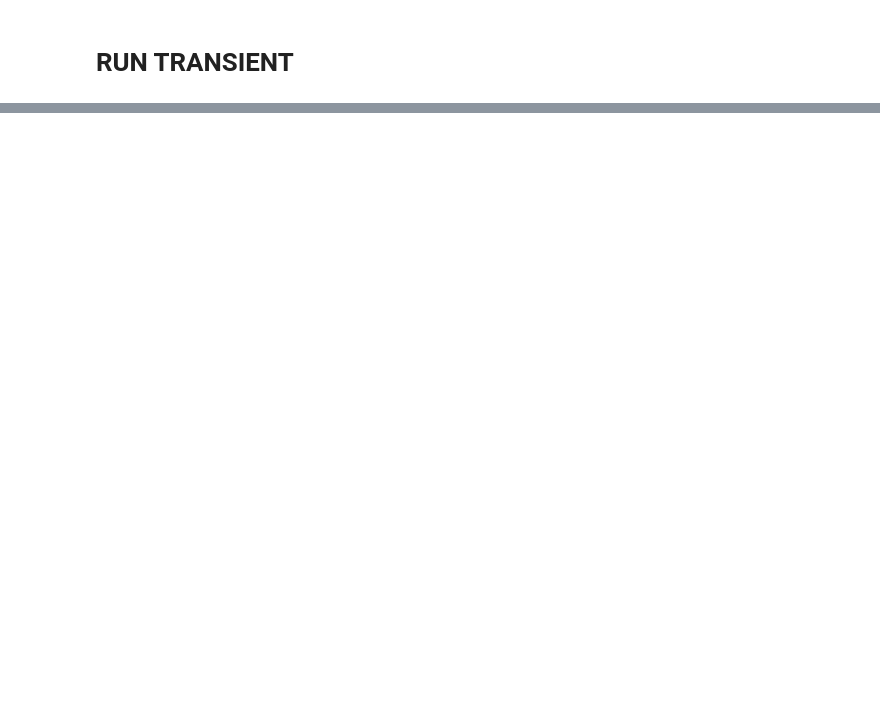
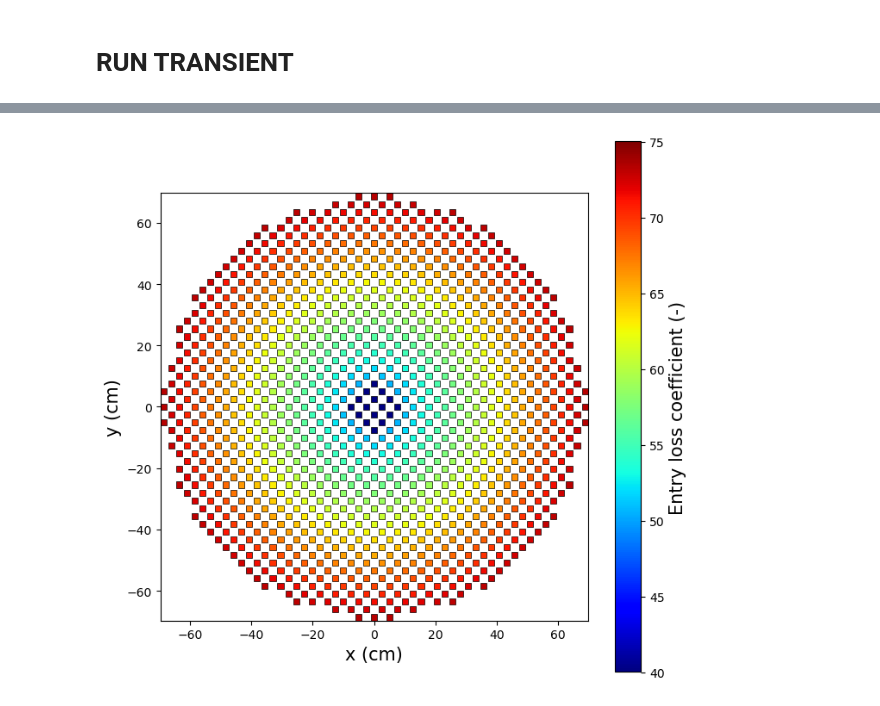
Before and after one commit to jfaulkner31/mothman, a Jupyter notebook: openmc_tallies_startup.ipynb, the cells around one changed output, grey strips where cells are left out. Drawn from its saved outputs; the diff is of its cells as text; code cells hidden in the pictures; blank space fills up the shorter version.

```diff
--- a/openmc_tallies_startup.ipynb
+++ b/openmc_tallies_startup.ipynb
@@ -748,5 +849,7 @@ ch.plot_map(var='T', zNode=49, figsize=(5,5), radius=1, cmap_label='temp',
 # %%
-ch.plot_map(var='entry_loss', zNode=49, figsize=(8,8), radius=1, cmap_label='temp',
+ch.plot_map(var='entry_loss', zNode=49, figsize=(8,8), radius=1, cmap_label='default',
             cmap_fontsize=15, cmap_name='jet', cmap_minmax=(40,75),
             y_label='y (cm)', x_label='x (cm)')
+# %% [output]
+[figure, added]
 # %%
```
Also changed, not shown: parts of 29 cells of this notebook, 27 other files.
